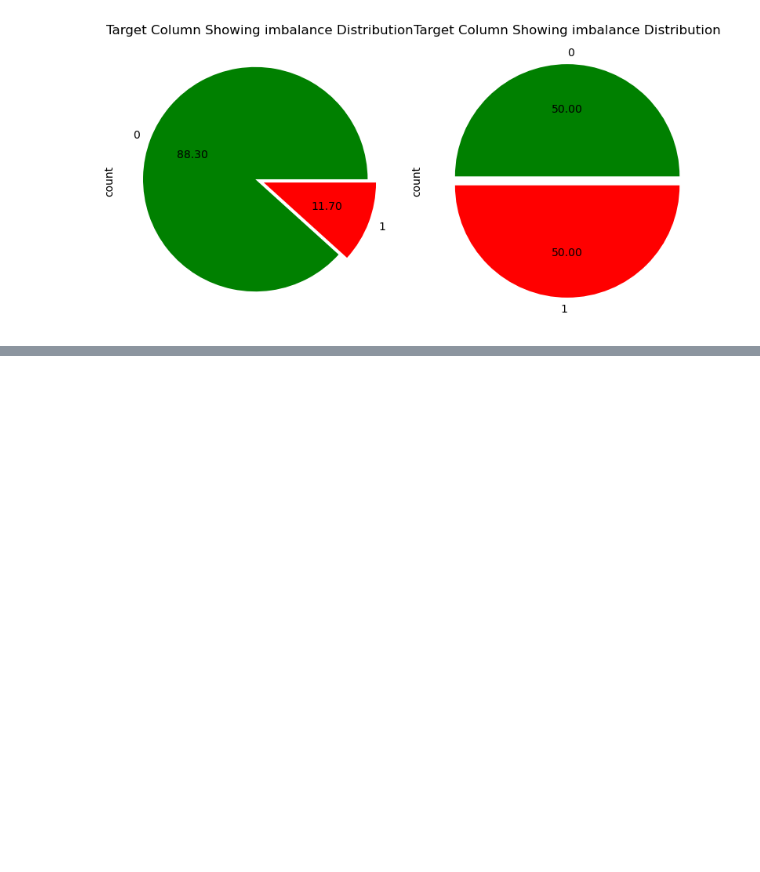
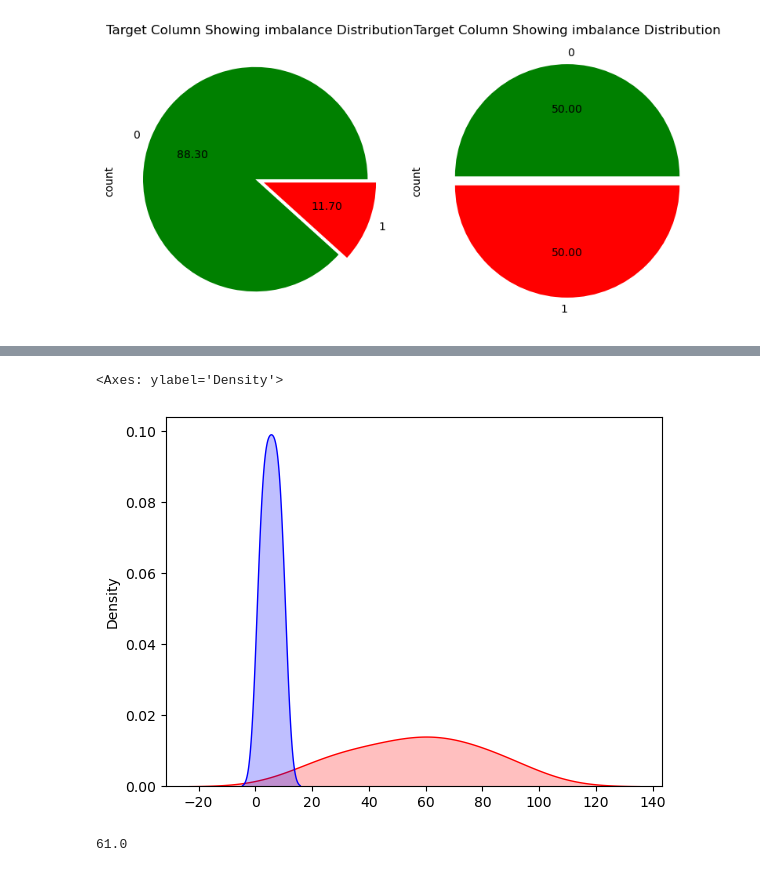
Before and after one commit to RahulDhobi192030/DATA_SCIENCE, a Jupyter notebook: Bank Data EDA.ipynb, the cells around one changed output, grey strips where cells are left out. Saved outputs shown, nothing was run; the diff lists cells and outputs as text; code cells hidden in the pictures; blank space fills up the shorter version.

```diff
--- a/Bank Data EDA.ipynb
+++ b/Bank Data EDA.ipynb
@@ -183,0 +208,11 @@ X_test = sc.transform(X_test)
+# %%
+sns.kdeplot(data = b,fill = True,color='red')
+sns.kdeplot(data = a,fill = True,color='blue')
+# %% [output]
+<Axes: ylabel='Density'>
+[figure, added]
+# %%
+b = pd.Series([21,41,61,81,91,71,61,51,31])
+b.median()
+# %% [output]
+61.0
```
Also changed, not shown: parts of 10 cells of this notebook.
